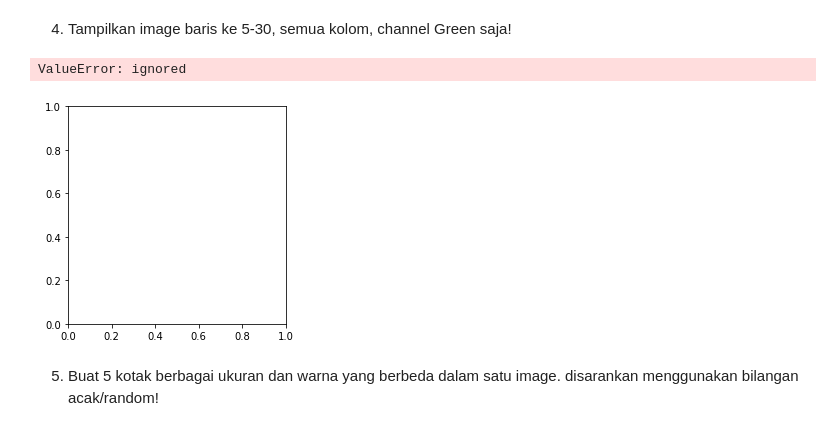
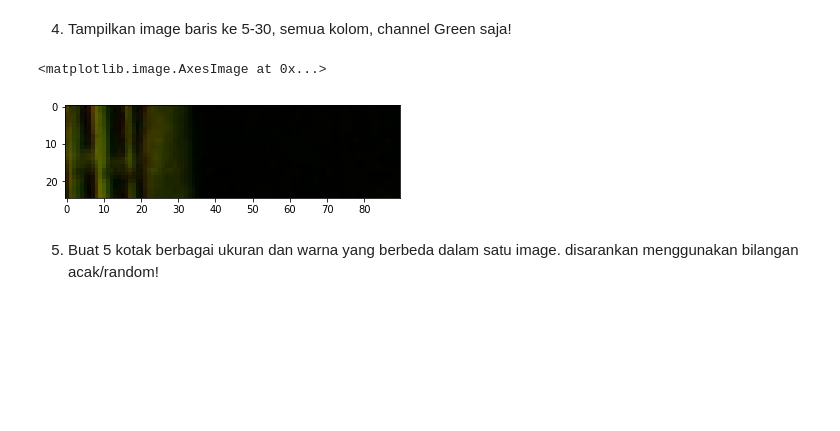
Before and after one commit to mukhammadarifin/PCVK_Genap_2021, a Jupyter notebook: week2.ipynb, the cells around one changed output. Saved outputs shown, nothing was run; the diff lists cells and outputs as text; code cells hidden in the pictures; blank space fills up the shorter version.

```diff
--- a/week2.ipynb
+++ b/week2.ipynb
@@ -82,11 +82,11 @@ plt.imshow(imgt2b)
 [figure]
 # %% [markdown]
 4. Tampilkan image baris ke 5-30, semua kolom, channel Green saja!
-# %%
-plt.imshow(img_gray1, cmap=)
-# %% [output]
-ValueError: ignored
-[figure, removed]
+# %%
+plt.imshow(imgt2b[5:30])
+# %% [output]
+<matplotlib.image.AxesImage at 0x...>
+[figure, added]
 # %% [markdown]
 5. Buat 5 kotak berbagai ukuran dan warna yang berbeda dalam satu image. disarankan menggunakan bilangan acak/random!
 # %%
```
